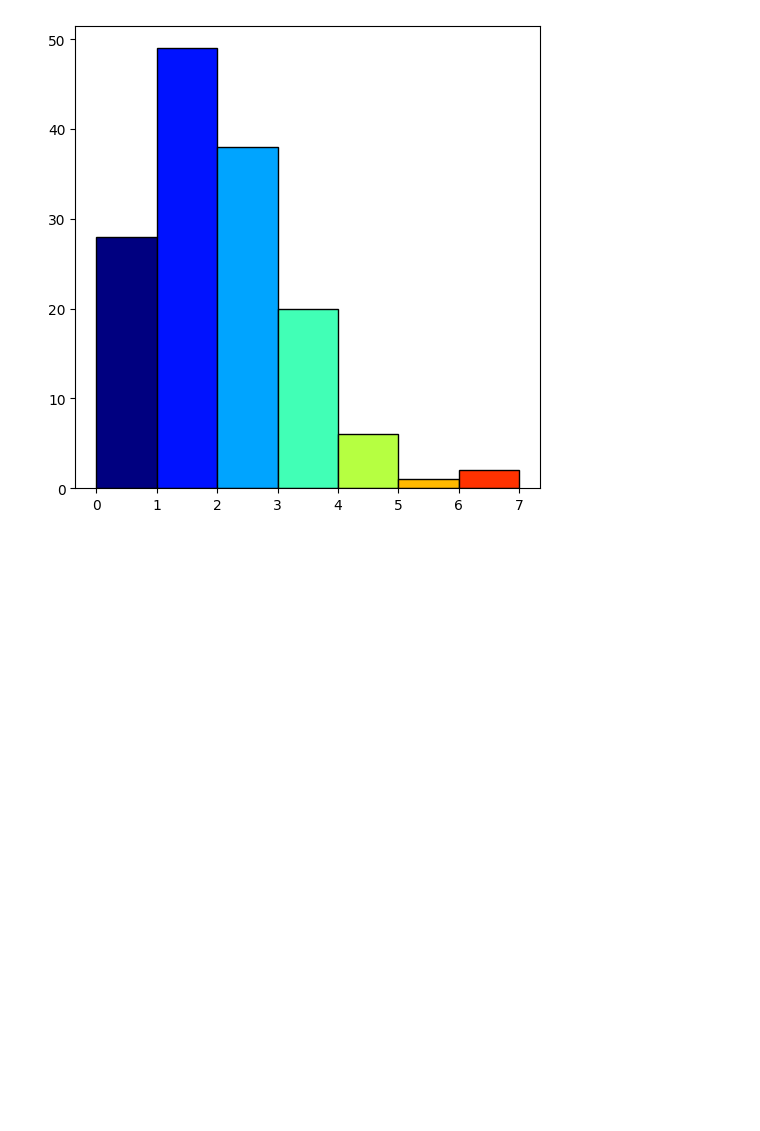
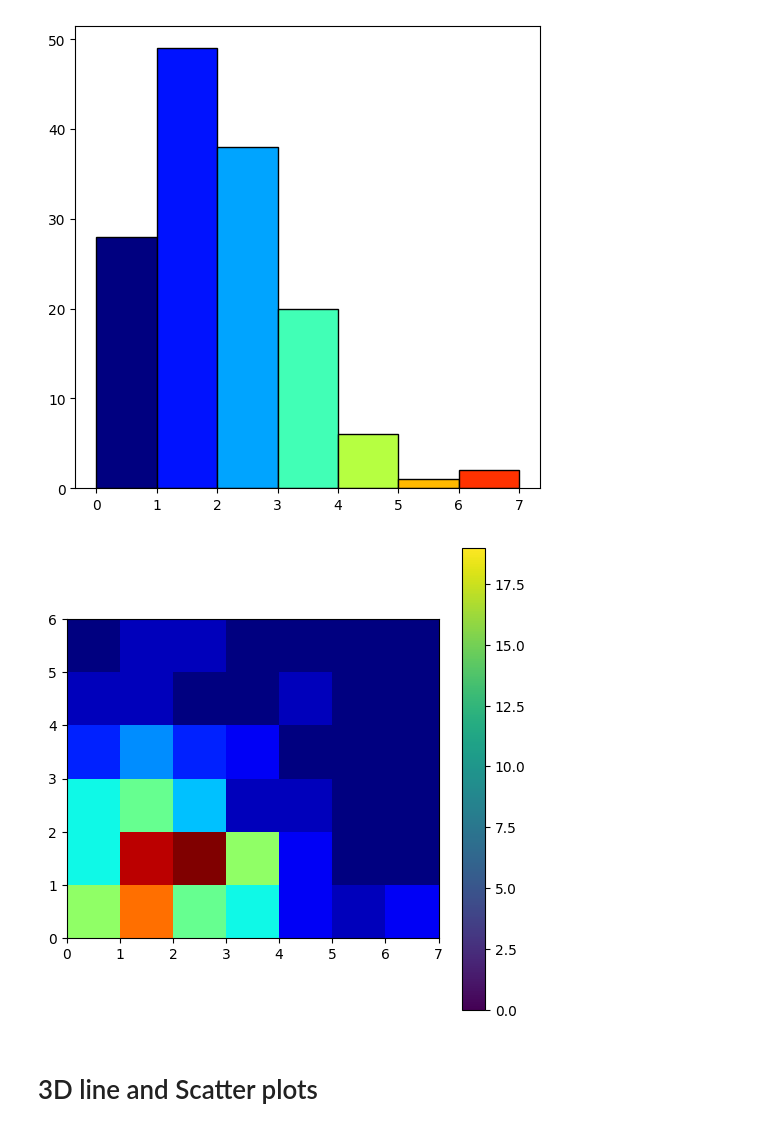
Before and after one commit to soumya-shome/My-Guide-to-Coding, a Jupyter notebook: Visualization/Code1_2.ipynb, the cells around one changed output. Cells and saved outputs as stored; diff of their text form; code cells hidden in the pictures; blank space fills up the shorter version.

```diff
--- a/Visualization/Code1_2.ipynb
+++ b/Visualization/Code1_2.ipynb
@@ -233,3 +234,25 @@ for color,patch in zip(colors,patches):
 plt.show()
 # %% [output]
 [figure]
+# %%
+fig2 = plt.figure("Second",figsize = (6,6))
+ax1 = fig2.add_subplot(1,1,1)
+
+counts,xedges,yedges,Image = ax1.hist2d(x = HomeTeamGoals,
+           y = AwayTeamGoals,
+           bins= [range(8),range(7)], #[xbins,ybins]
+           cmap = plt.cm.jet
+           )
+
+extent = [xedges[0],xedges[-1],yedges[-1],yedges[0]]
+
+im = ax1.imshow(counts,extent=extent)
+
+fig2.colorbar(im,ax=ax1)
+#plt.colorbar()
+
+plt.show()
+# %% [output]
+[figure, added]
+# %% [markdown]
+# 3D line and Scatter plots
```
Also changed, not shown: parts of 4 cells of this notebook, 1 other file.
